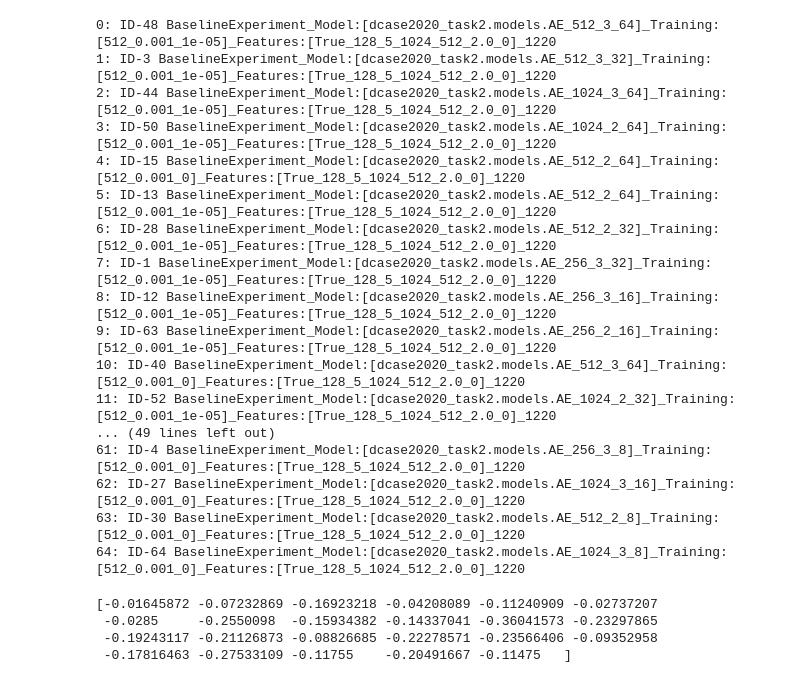
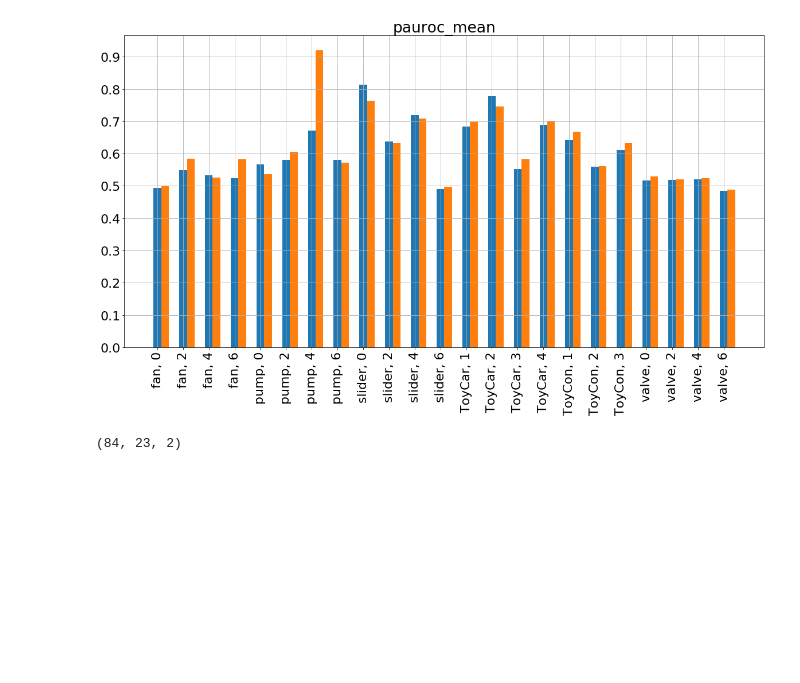
Before and after one commit to OptimusPrimus/dcase2020_task2, a Jupyter notebook: notebooks/bar_plot.ipynb, the cells around one changed output. Cells and saved outputs as stored; diff of their text form; code cells hidden in the pictures; blank space fills up the shorter version.

```diff
--- a/notebooks/bar_plot.ipynb
+++ b/notebooks/bar_plot.ipynb
@@ -139,41 +191,33 @@ data.shape
-# %%
-auc_ranks = []
-idxes = [0, 4, 8, 12, 16, 19, 23]
-for i, j in zip(idxes[:-1], idxes[1:]):
-
-    average_auc = data[:, i:j].mean(axis=1)
-    auc_ranks.append(rankdata(-average_auc))
-
-auc_ranks = np.array(list(zip(*auc_ranks)))
-average_auc_ranks = auc_ranks.mean(axis=1)
-# %%
-indices = list(np.argsort(average_auc_ranks))
-names = np.array(names)
-
-for i, (n, j) in enumerate(zip(names[indices], indices)):
-    print(f'{i}: ID-{j} {n}')
-# %% [output]
-0: ID-48 BaselineExperiment_Model:[dcase2020_task2.models.AE_512_3_64]_Training:[512_0.001_1e-05]_Features:[True_128_5_1024_512_2.0_0]_1220
-1: ID-3 BaselineExperiment_Model:[dcase2020_task2.models.AE_512_3_32]_Training:[512_0.001_1e-05]_Features:[True_128_5_1024_512_2.0_0]_1220
-2: ID-44 BaselineExperiment_Model:[dcase2020_task2.models.AE_1024_3_64]_Training:[512_0.001_1e-05]_Features:[True_128_5_1024_512_2.0_0]_1220
-3: ID-50 BaselineExperiment_Model:[dcase2020_task2.models.AE_1024_2_64]_Training:[512_0.001_1e-05]_Features:[True_128_5_1024_512_2.0_0]_1220
-4: ID-15 BaselineExperiment_Model:[dcase2020_task2.models.AE_512_2_64]_Training:[512_0.001_0]_Features:[True_128_5_1024_512_2.0_0]_1220
-5: ID-13 BaselineExperiment_Model:[dcase2020_task2.models.AE_512_2_64]_Training:[512_0.001_1e-05]_Features:[True_128_5_1024_512_2.0_0]_1220
-6: ID-28 BaselineExperiment_Model:[dcase2020_task2.models.AE_512_2_32]_Training:[512_0.001_1e-05]_Features:[True_128_5_1024_512_2.0_0]_1220
-7: ID-1 BaselineExperiment_Model:[dcase2020_task2.models.AE_256_3_32]_Training:[512_0.001_1e-05]_Features:[True_128_5_1024_512_2.0_0]_1220
-8: ID-12 BaselineExperiment_Model:[dcase2020_task2.models.AE_256_3_16]_Training:[512_0.001_1e-05]_Features:[True_128_5_1024_512_2.0_0]_1220
-9: ID-63 BaselineExperiment_Model:[dcase2020_task2.models.AE_256_2_16]_Training:[512_0.001_1e-05]_Features:[True_128_5_1024_512_2.0_0]_1220
-10: ID-40 BaselineExperiment_Model:[dcase2020_task2.models.AE_512_3_64]_Training:[512_0.001_0]_Features:[True_128_5_1024_512_2.0_0]_1220
-11: ID-52 BaselineExperiment_Model:[dcase2020_task2.models.AE_1024_2_32]_Training:[512_0.001_1e-05]_Features:[True_128_5_1024_512_2.0_0]_1220
-... (49 lines left out)
-61: ID-4 BaselineExperiment_Model:[dcase2020_task2.models.AE_256_3_8]_Training:[512_0.001_0]_Features:[True_128_5_1024_512_2.0_0]_1220
-62: ID-27 BaselineExperiment_Model:[dcase2020_task2.models.AE_1024_3_16]_Training:[512_0.001_0]_Features:[True_128_5_1024_512_2.0_0]_1220
-63: ID-30 BaselineExperiment_Model:[dcase2020_task2.models.AE_512_2_8]_Training:[512_0.001_0]_Features:[True_128_5_1024_512_2.0_0]_1220
-64: ID-64 BaselineExperiment_Model:[dcase2020_task2.models.AE_1024_3_8]_Training:[512_0.001_0]_Features:[True_128_5_1024_512_2.0_0]_1220
-# %%
-print(data[64,:] - data[0,:])
-# %% [output]
-[-0.01645872 -0.07232869 -0.16923218 -0.04208089 -0.11240909 -0.02737207
- -0.0285     -0.2550098  -0.15934382 -0.14337041 -0.36041573 -0.23297865
- -0.19243117 -0.21126873 -0.08826685 -0.22278571 -0.23566406 -0.09352958
- -0.17816463 -0.27533109 -0.11755    -0.20491667 -0.11475   ]
+# %%
+metric = 'pauroc_mean'
+
+top_k_data = data[indices, :, 0 if metric == 'auroc_mean' else 1][:top]
+baseline_data = data[0:1, :, 0 if metric == 'auroc_mean' else 1]
+top_k_data = np.concatenate([baseline_data, top_k_data])
+
+plt.figure(figsize=(20,10))
+plt.rcParams.update({'font.size': 22})
+plt.title(f'{metric}')
+labels = []
+
+for i in range(6):
+    for j in TRAINING_ID_MAP[i]:
+        labels.append("{}, {}".format(INVERSE_CLASS_MAP[i][:6], j))
+
+for i, d in enumerate(top_k_data):
+    plt.bar(
+        np.arange(len(labels)) + i * (bar_width / len(top_k_data) + bar_spacing),
+        d,
+        bar_width/ len(top_k_data),
+    )
+
+plt.xticks(np.arange(len(labels)), labels, rotation='vertical')
+plt.yticks(np.arange(0, 1., 0.1))
+plt.grid()
+plt.savefig(f'top_{top}_pauc.png')
+plt.show()
+
+data.shape
+# %% [output]
+[figure, added]
+(84, 23, 2)
```
Also changed, not shown: parts of 6 cells of this notebook, 13 other files.
